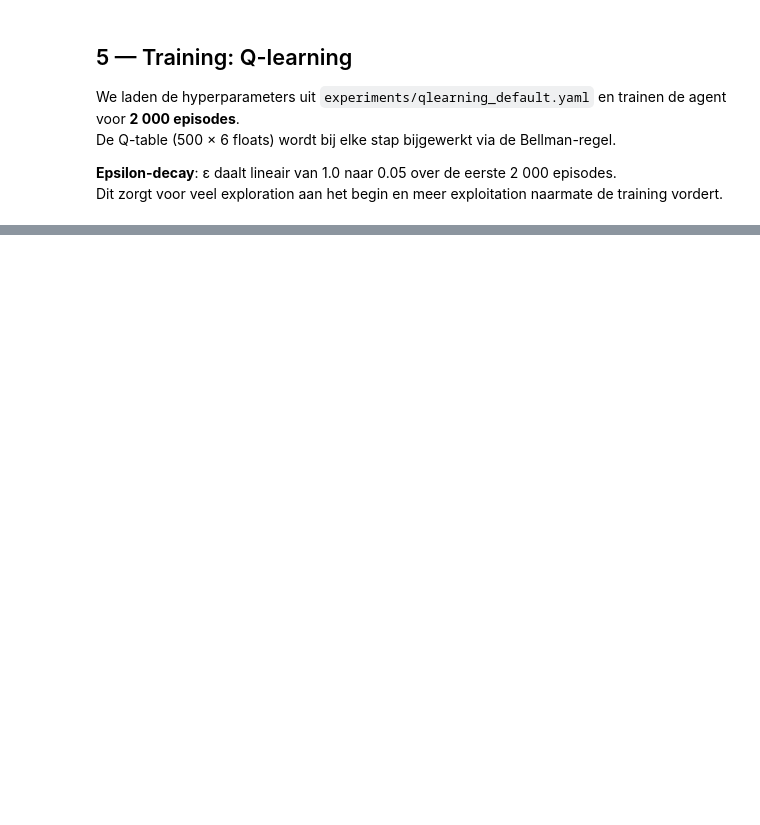
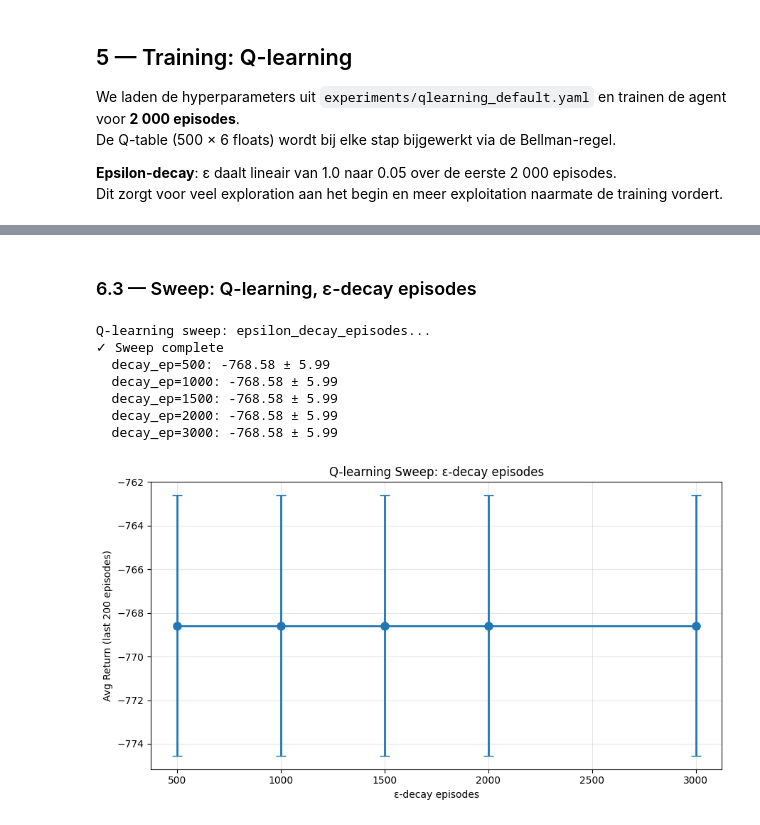
Before and after one commit to louisbrouwer/Autonomous_2, a Jupyter notebook: main.ipynb, the cells around one changed output, grey strips where cells are left out. Drawn from its saved outputs; the diff is of its cells as text; code cells hidden in the pictures; blank space fills up the shorter version.

```diff
--- a/main.ipynb
+++ b/main.ipynb
@@ -629,0 +493,25 @@ De centrale les: **algoritme en hyperparameter zijn geen onafhankelijke keuzes**
+# %% [markdown]
+### 6.3 — Sweep: Q-learning, ε-decay episodes
+# %%
+print("Q-learning sweep: epsilon_decay_episodes...")
+eps_decay_values = [500, 1000, 1500, 2000, 3000]
+sweep_eps_ql = run_sweep(QLearningAgent, 'epsilon_decay_episodes', eps_decay_values, base_ql_cfg, n_seeds=3, episodes=1000, is_sarsa=False)
+
+print("✓ Sweep complete")
+for decay_ep, res in sweep_eps_ql.items():
+    print(f"  decay_ep={decay_ep}: {res['mean']:.2f} ± {res['std']:.2f}")
+
+fig, ax = plt.subplots(figsize=(9, 5))
+plot_sweep(sweep_eps_ql, param_name="ε-decay episodes", ax=ax)
+plt.tight_layout()
+plt.savefig(RESULTS_DIR / "sweep_eps_ql.png", dpi=120)
+plt.show()
+# %% [output]
+Q-learning sweep: epsilon_decay_episodes...
+✓ Sweep complete
+  decay_ep=500: -768.58 ± 5.99
+  decay_ep=1000: -768.58 ± 5.99
+  decay_ep=1500: -768.58 ± 5.99
+  decay_ep=2000: -768.58 ± 5.99
+  decay_ep=3000: -768.58 ± 5.99
+[figure, added]
```
Also changed, not shown: parts of 48 cells of this notebook.
